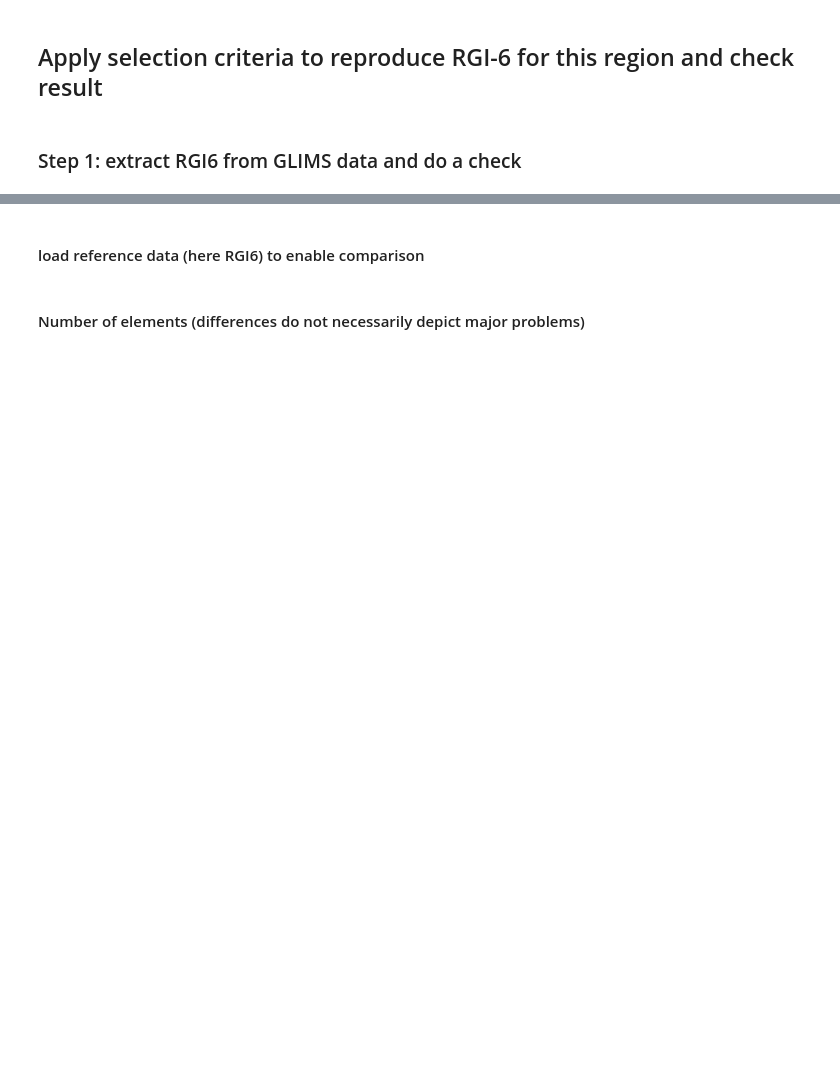
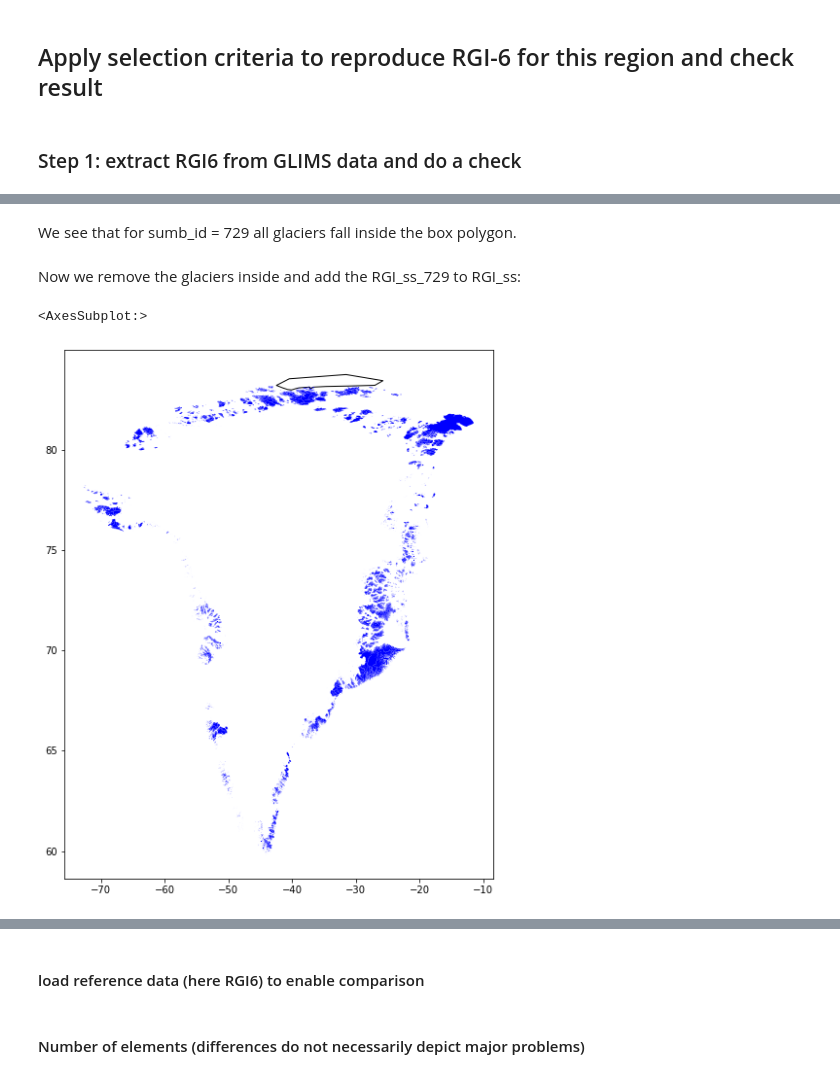
Before and after one commit to GLIMS-RGI/rgi7_scripts, a Jupyter notebook: workflow/RGI05.ipynb, the cells around one changed output, grey strips where cells are left out. Cells and saved outputs as stored; diff of their text form; code cells hidden in the pictures; blank space fills up the shorter version.

```diff
--- a/workflow/RGI05.ipynb
+++ b/workflow/RGI05.ipynb
@@ -42,0 +90,23 @@ RGI_ss = shp.loc[shp['geog_area']=='Randolph Glacier Inventory; Umbrella RC for
+# %% [markdown]
+We see that for sumb_id = 729 all glaciers fall inside the box polygon.
+# %% [markdown]
+Now we remove the glaciers inside and add the RGI_ss_729 to RGI_ss:
+# %%
+# Save glacier centroid in rp:
+rp = RGI_ss.representative_point()
+
+rp = rp.to_frame('geometry')
+rp['orig_index'] = RGI_ss.index
+
+# Find non overlying polygons
+difference = gpd.overlay(rp, box, how='difference')
+
+# Create temporal variable
+RGI_ss_dum = RGI_ss.loc[difference['orig_index']]
+
+# Plot
+base = box.plot(color='white', edgecolor='black', figsize=(20, 10))
+RGI_ss_dum.geometry.plot(ax=base, color='blue', markersize=5)
+# %% [output]
+<AxesSubplot:>
+[figure, added]
```
Also changed, not shown: parts of 22 cells of this notebook, 7 other files.
